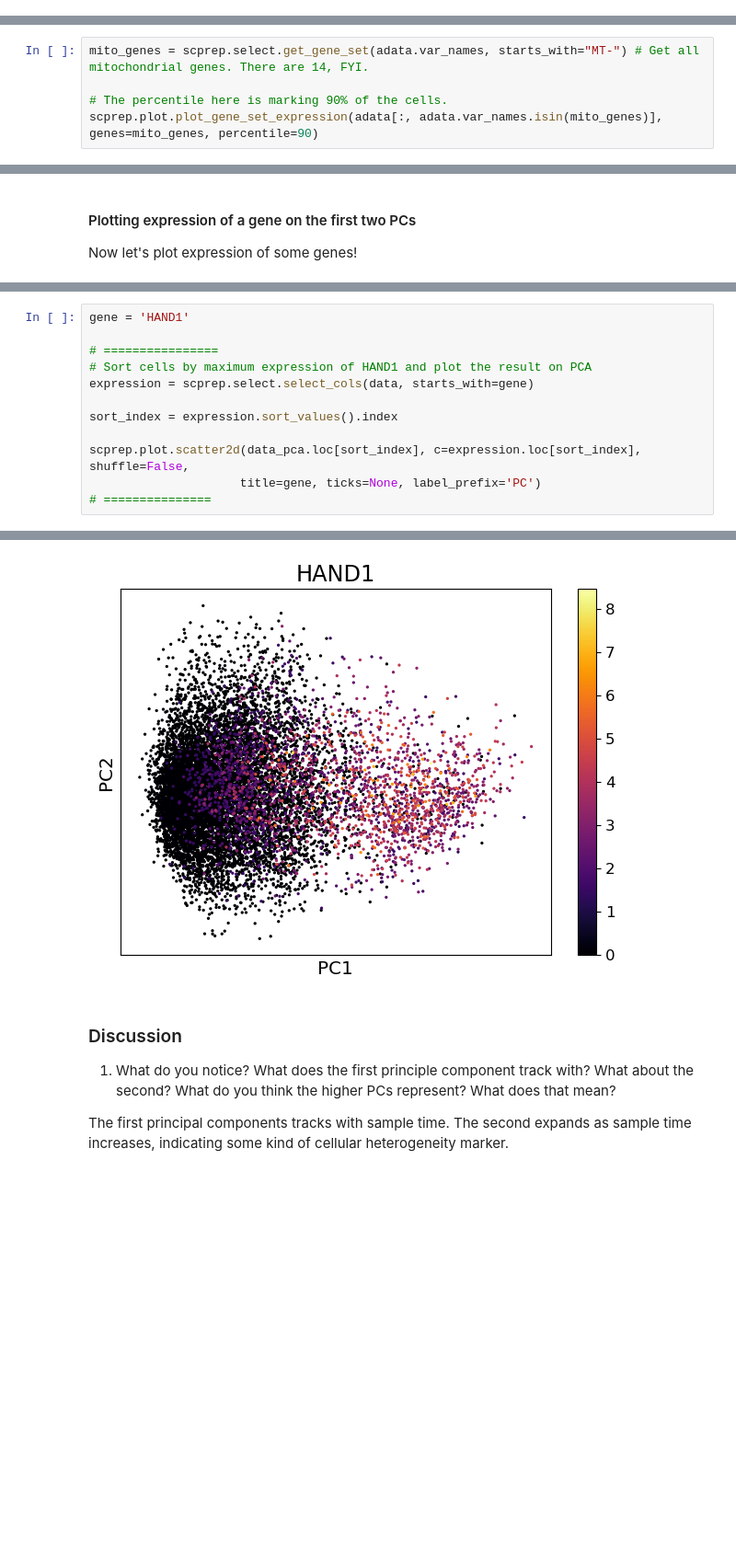
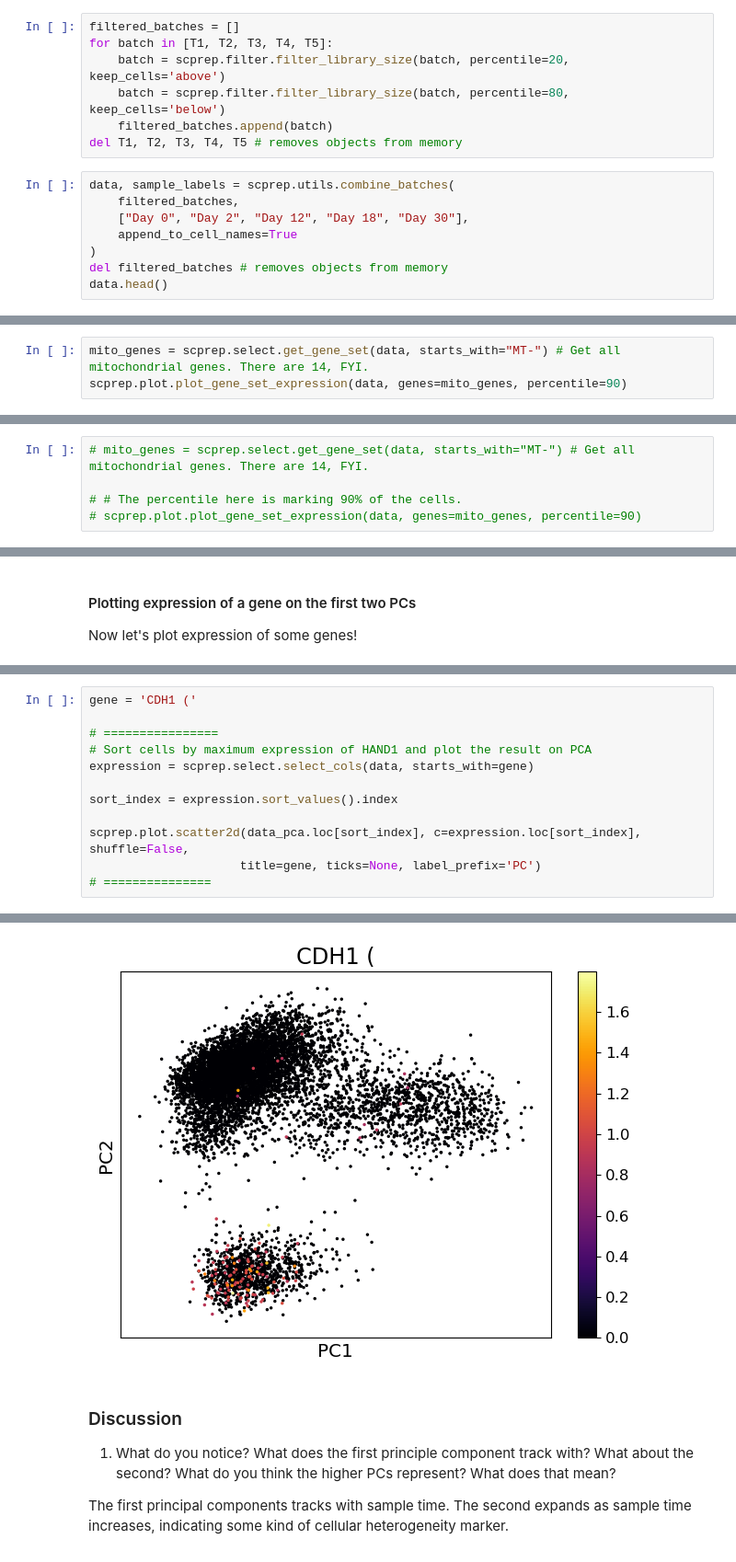
Before and after one commit to KrishnaswamyLab/omics_toolbox, a Jupyter notebook: workshops/cancer_plasticity/phate/01_Dimensionality_Reduction.ipynb, the cells around one changed output, grey strips where cells are left out. Shown at 92% size. Cells and saved outputs as stored; diff of their text form; blank space fills up the shorter version.

Commit message:
Corrected phate data usage.

```diff
--- a/workshops/cancer_plasticity/phate/01_Dimensionality_Reduction.ipynb
+++ b/workshops/cancer_plasticity/phate/01_Dimensionality_Reduction.ipynb
@@ -42,0 +56,15 @@ sample_labels = adata.obs['sample_labels']
+# %%
+filtered_batches = []
+for batch in [T1, T2, T3, T4, T5]:
+    batch = scprep.filter.filter_library_size(batch, percentile=20, keep_cells='above')
+    batch = scprep.filter.filter_library_size(batch, percentile=80, keep_cells='below')
+    filtered_batches.append(batch)
+del T1, T2, T3, T4, T5 # removes objects from memory
+# %%
+data, sample_labels = scprep.utils.combine_batches(
+    filtered_batches,
+    ["Day 0", "Day 2", "Day 12", "Day 18", "Day 30"],
+    append_to_cell_names=True
+)
+del filtered_batches # removes objects from memory
+data.head()
@@ -104,3 +140,6 @@ data = scprep.normalize.library_size_normalize(data)
 Dead cells are likely to have a higher mitochondrial RNA expression level than live cells. Therefore, we remove suspected dead cells by eliminating cells that have the highest mitochondrial RNA expression levels on average.
 
 First let's look at the distribution of mitochontrial genes.
+# %%
+mito_genes = scprep.select.get_gene_set(data, starts_with="MT-") # Get all mitochondrial genes. There are 14, FYI.
+scprep.plot.plot_gene_set_expression(data, genes=mito_genes, percentile=90)
@@ -107,5 +149,5 @@ First let's look at the distribution of mitochontrial genes.
 # %%
-mito_genes = scprep.select.get_gene_set(adata.var_names, starts_with="MT-") # Get all mitochondrial genes. There are 14, FYI.
+# mito_genes = scprep.select.get_gene_set(data, starts_with="MT-") # Get all mitochondrial genes. There are 14, FYI.
 
-# The percentile here is marking 90% of the cells.
-scprep.plot.plot_gene_set_expression(adata[:, adata.var_names.isin(mito_genes)], genes=mito_genes, percentile=90)
+# # The percentile here is marking 90% of the cells.
+# scprep.plot.plot_gene_set_expression(data, genes=mito_genes, percentile=90)
@@ -221,5 +261,5 @@ scprep.plot.scatter2d(data_pca.loc[sort_index], c=expression.loc[sort_index], sh
 # %%
-gene = 'HAND1'
+gene = 'CDH1 ('
 
 # ================
 # Sort cells by maximum expression of HAND1 and plot the result on PCA
@@ -235,4 +275,4 @@ scprep.plot.scatter2d(data_pca.loc[sort_index], c=expression.loc[sort_index], sh
-[figure, old version]
+[figure, new version]
 # %% [markdown]
 ### Discussion
 
```
Also changed, not shown: parts of 16 cells of this notebook.
